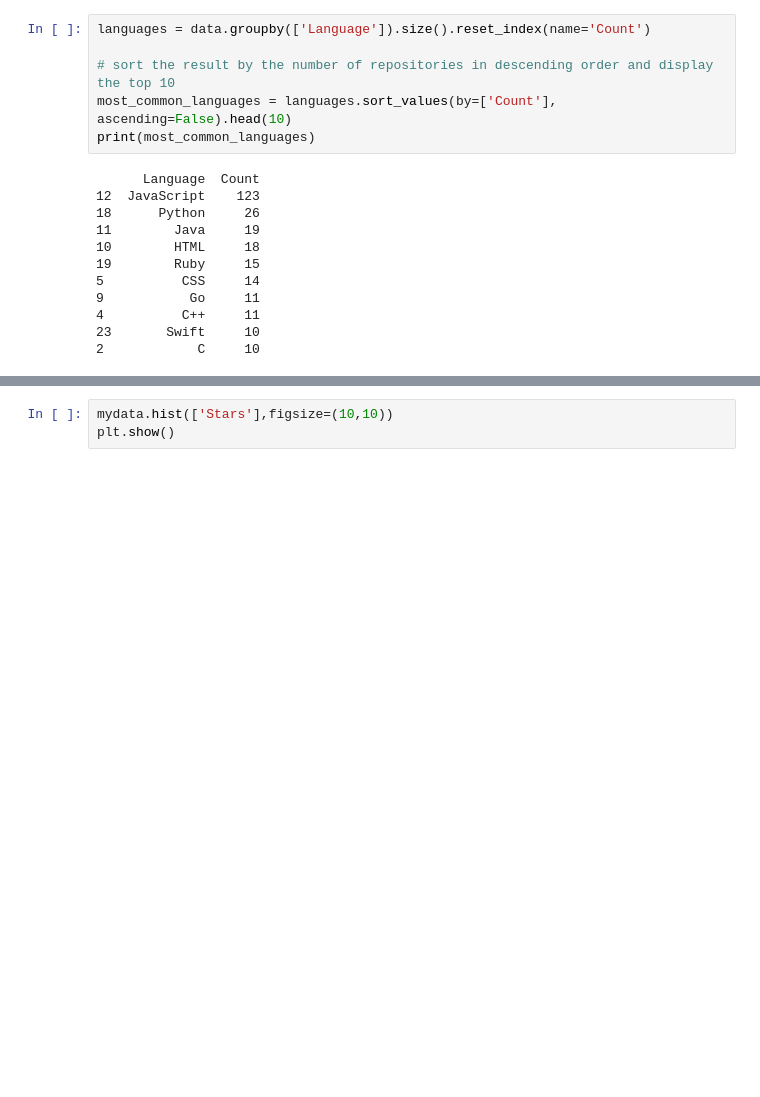
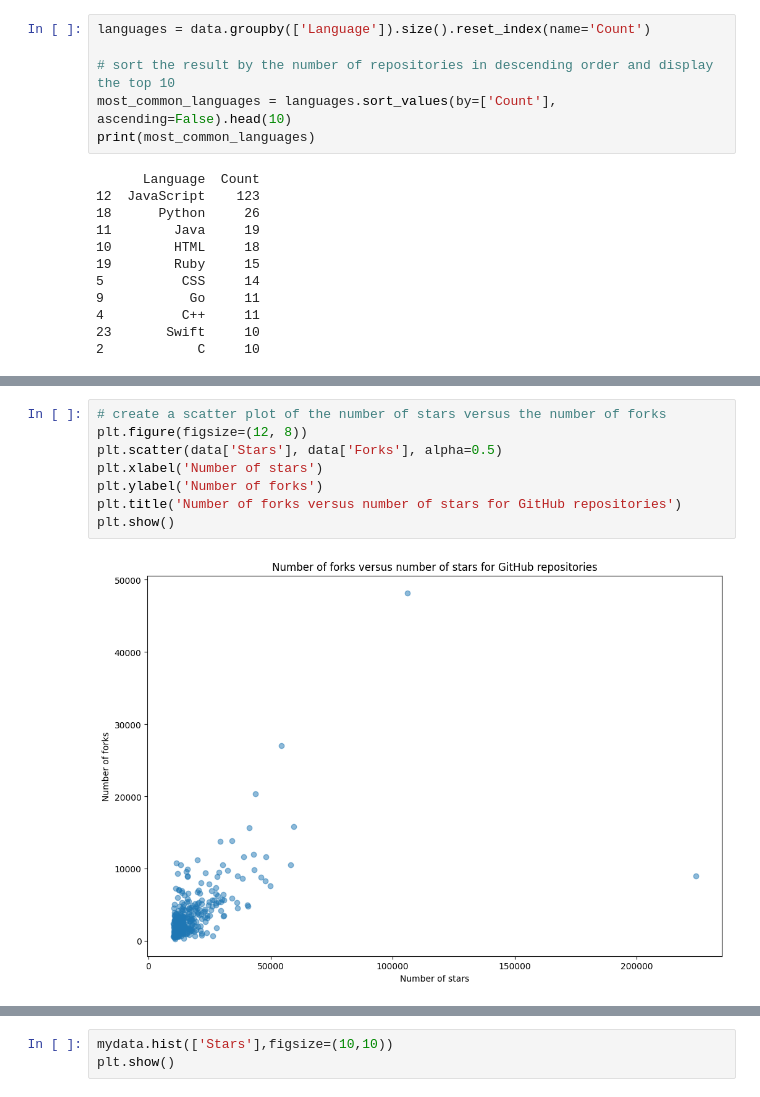
Before and after one commit to rekarromar/Most-Popular-GitHub-Projects, a Jupyter notebook: MostPopularGithubRepos.ipynb, the cells around one changed output, grey strips where cells are left out. Saved outputs shown, nothing was run; the diff lists cells and outputs as text; blank space fills up the shorter version.

```diff
--- a/MostPopularGithubRepos.ipynb
+++ b/MostPopularGithubRepos.ipynb
@@ -58,0 +119,10 @@ most_forked.head(10)
+# %%
+# create a scatter plot of the number of stars versus the number of forks
+plt.figure(figsize=(12, 8))
+plt.scatter(data['Stars'], data['Forks'], alpha=0.5)
+plt.xlabel('Number of stars')
+plt.ylabel('Number of forks')
+plt.title('Number of forks versus number of stars for GitHub repositories')
+plt.show()
+# %% [output]
+[figure, added]
```
Also changed, not shown: parts of 7 cells of this notebook.
